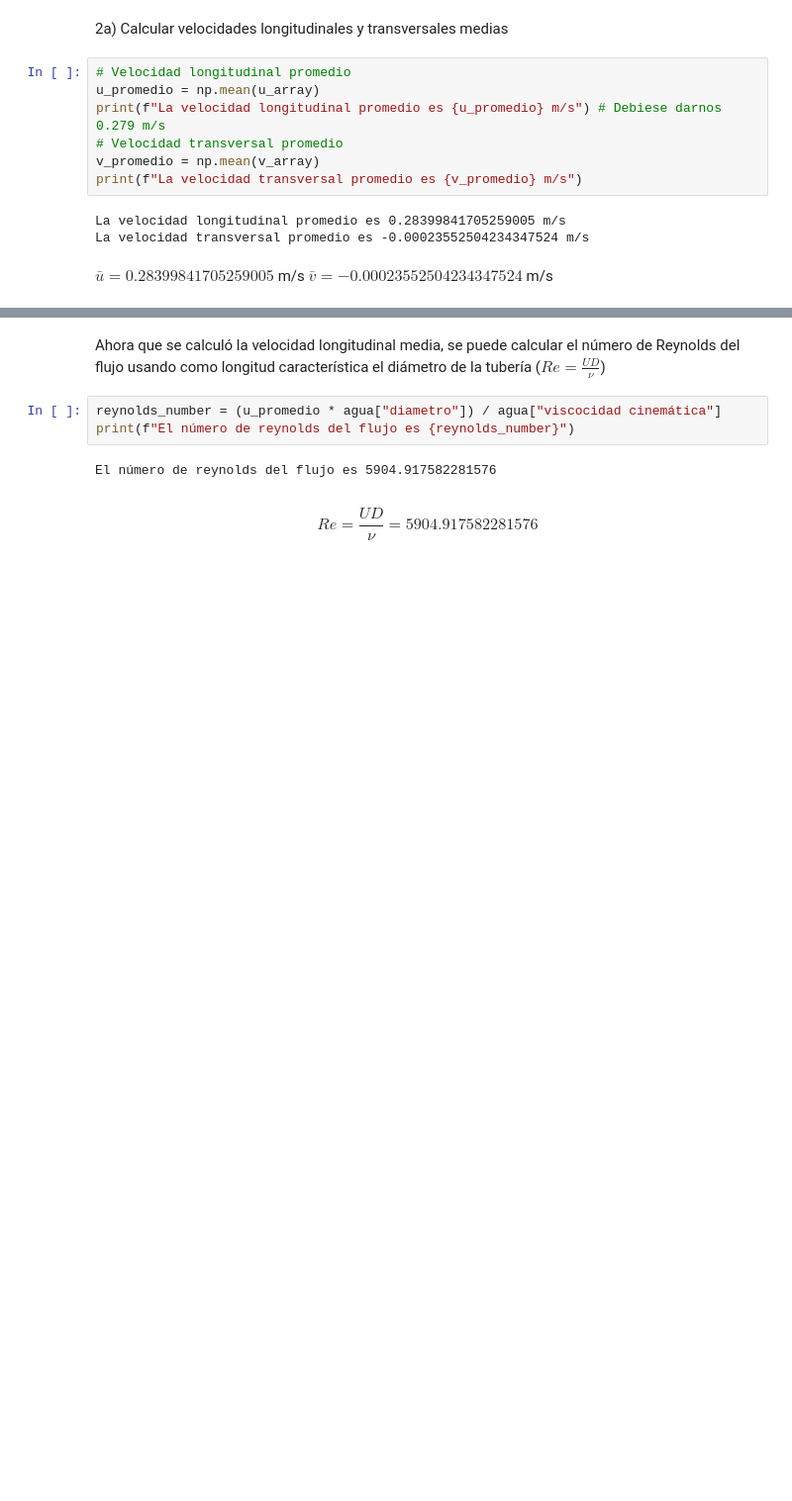
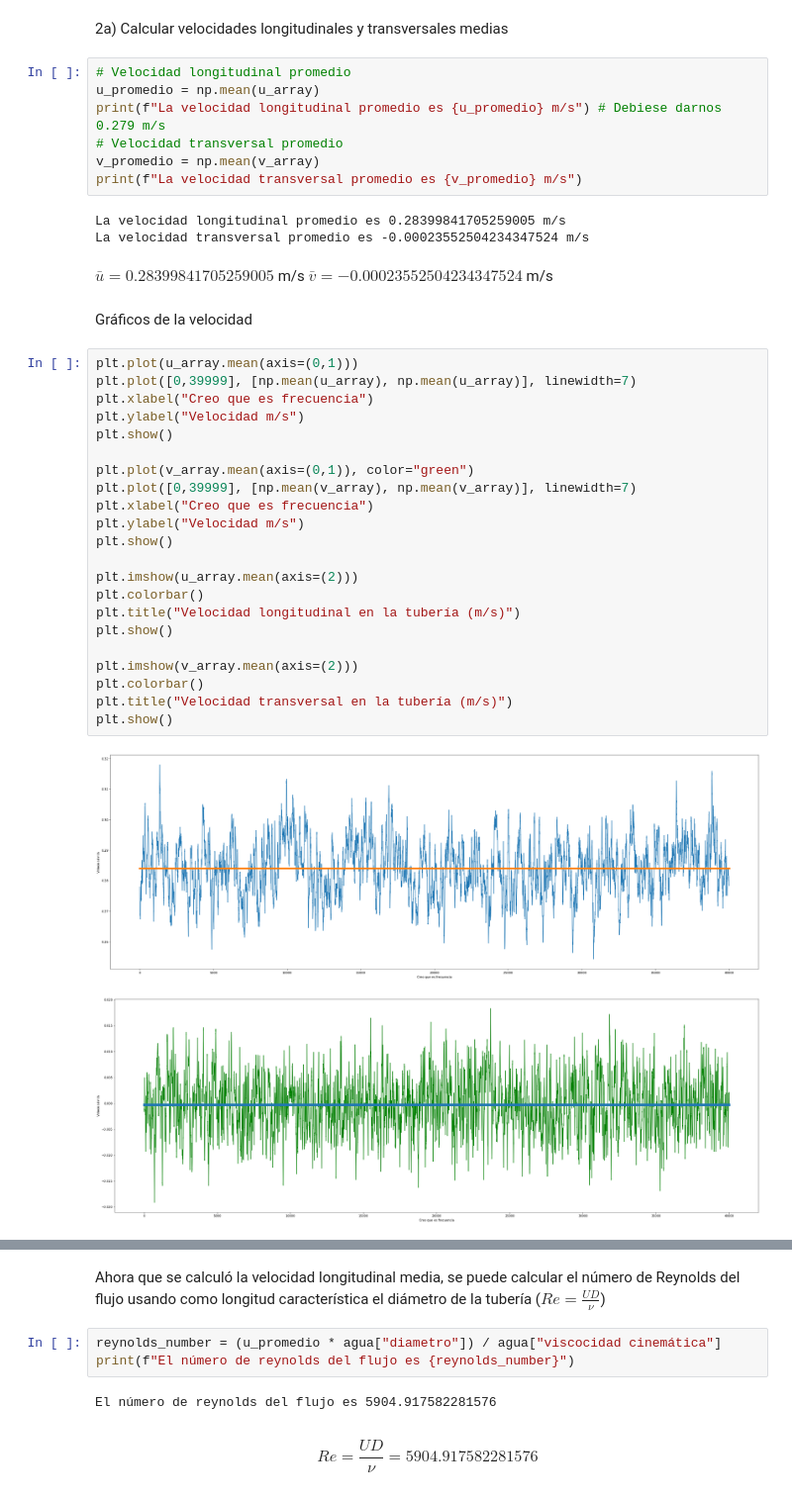
Before and after one commit to AlonsoEspinoza8/Proyecto-ICH1104, a Jupyter notebook: proyecto.ipynb, the cells around one changed output, grey strips where cells are left out. Shown at 99% size. Cells and saved outputs as stored; diff of their text form; blank space fills up the shorter version.

Commit message:
Algunos gráficos hechos, revisar mejor

```diff
--- a/proyecto.ipynb
+++ b/proyecto.ipynb
@@ -79,3 +84,30 @@ La velocidad transversal promedio es -0.00023552504234347524 m/s
 # %% [markdown]
 $\bar{u} = 0.28399841705259005$ m/s
 $\bar{v} = -0.00023552504234347524$ m/s
+# %% [markdown]
+Gráficos de la velocidad
+# %%
+plt.plot(u_array.mean(axis=(0,1)))
+plt.plot([0,39999], [np.mean(u_array), np.mean(u_array)], linewidth=7)
+plt.xlabel("Creo que es frecuencia")
+plt.ylabel("Velocidad m/s")
+plt.show()
+
+plt.plot(v_array.mean(axis=(0,1)), color="green")
+plt.plot([0,39999], [np.mean(v_array), np.mean(v_array)], linewidth=7)
+plt.xlabel("Creo que es frecuencia")
+plt.ylabel("Velocidad m/s")
+plt.show()
+
+plt.imshow(u_array.mean(axis=(2)))
+plt.colorbar()
+plt.title("Velocidad longitudinal en la tubería (m/s)")
+plt.show()
+
+plt.imshow(v_array.mean(axis=(2)))
+plt.colorbar()
+plt.title("Velocidad transversal en la tubería (m/s)")
+plt.show()
+# %% [output]
+[figure, added]
+[figure, added]
```
Also changed, not shown: parts of 4 cells of this notebook, 1 other file.
